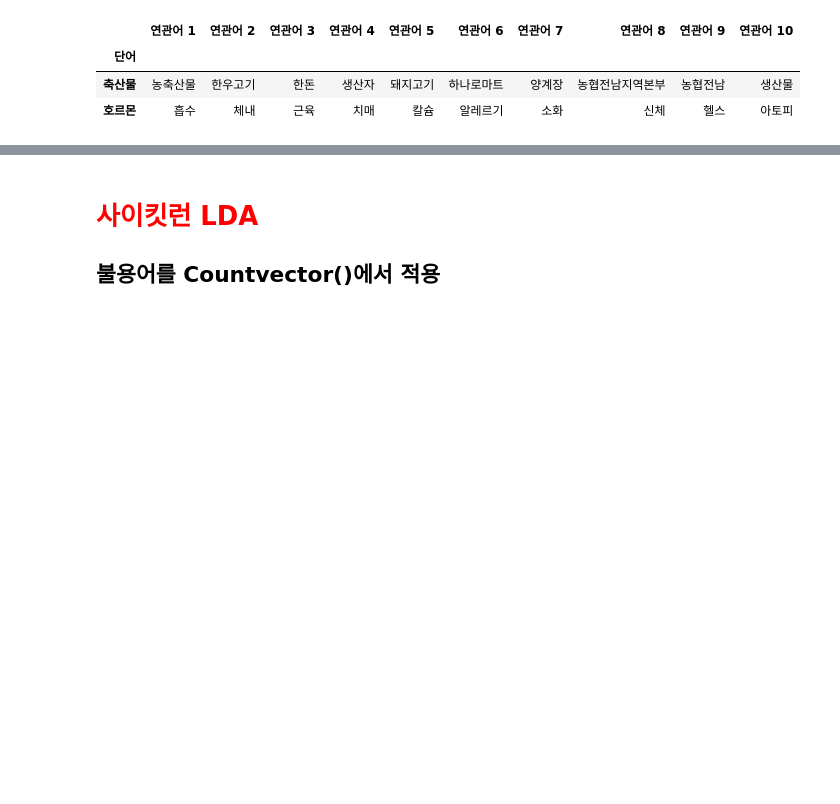
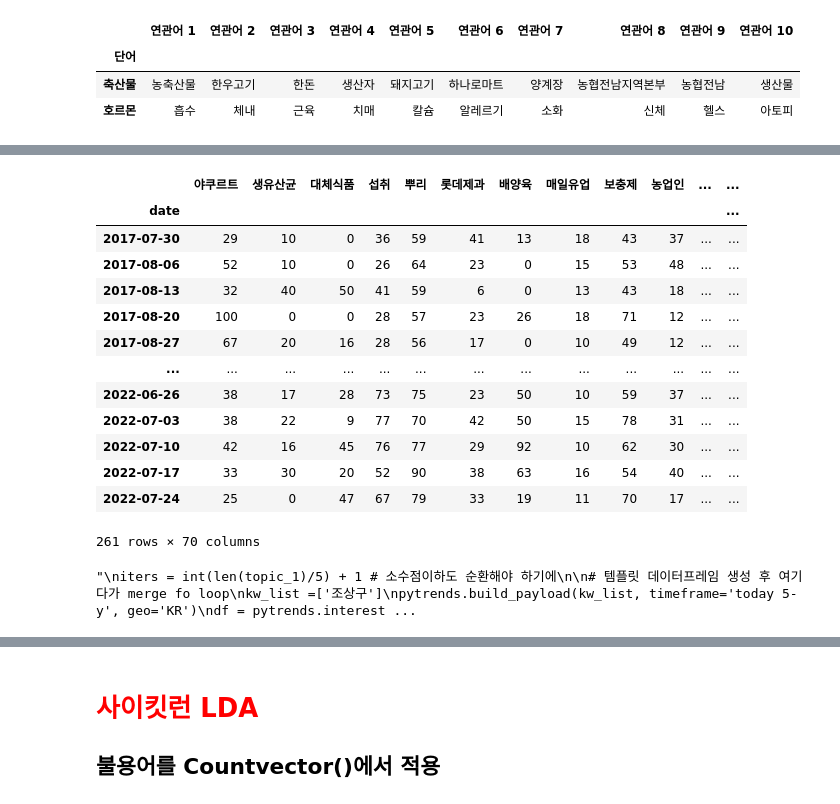
Before and after one commit to ancestor9/webscrap_LDA, a Jupyter notebook: 2022_10_LDA_gensim.ipynb, the cells around one changed output, grey strips where cells are left out. Cells and saved outputs as stored; diff of their text form; code cells hidden in the pictures; blank space fills up the shorter version.

```diff
--- a/2022_10_LDA_gensim.ipynb
+++ b/2022_10_LDA_gensim.ipynb
@@ -1300,0 +966,48 @@ df
+# %%
+kw_list =['조상구']
+pytrends.build_payload(kw_list, timeframe='today 5-y', geo='KR')
+df = pytrends.interest_over_time().drop('isPartial', axis=1)
+for i in range(0, len(topic_1)) :
+    kw_list = topic_1[i*1:(i+1)*1]
+    pytrends.build_payload(kw_list, timeframe='today 5-y', geo='KR')
+    af = pytrends.interest_over_time()
+
+    if af.empty:
+        pass
+    else :
+        df = df.merge(af.drop('isPartial', axis=1), left_index=True, right_index=True)
+del df['조상구']
+df
+# %% [output]
+|  | 야쿠르트 | 생유산균 | 대체식품 | 섭취 | 뿌리 | 롯데제과 | 배양육 | 매일유업 | 보충제 | 농업인 | ... | ... |
+| date |  |  |  |  |  |  |  |  |  |  |  | ... |
+| 2017-07-30 | 29 | 10 | 0 | 36 | 59 | 41 | 13 | 18 | 43 | 37 | ... | ... |
+| 2017-08-06 | 52 | 10 | 0 | 26 | 64 | 23 | 0 | 15 | 53 | 48 | ... | ... |
+| 2017-08-13 | 32 | 40 | 50 | 41 | 59 | 6 | 0 | 13 | 43 | 18 | ... | ... |
+| 2017-08-20 | 100 | 0 | 0 | 28 | 57 | 23 | 26 | 18 | 71 | 12 | ... | ... |
+| 2017-08-27 | 67 | 20 | 16 | 28 | 56 | 17 | 0 | 10 | 49 | 12 | ... | ... |
+| ... | ... | ... | ... | ... | ... | ... | ... | ... | ... | ... | ... | ... |
+| 2022-06-26 | 38 | 17 | 28 | 73 | 75 | 23 | 50 | 10 | 59 | 37 | ... | ... |
+| 2022-07-03 | 38 | 22 | 9 | 77 | 70 | 42 | 50 | 15 | 78 | 31 | ... | ... |
+| 2022-07-10 | 42 | 16 | 45 | 76 | 77 | 29 | 92 | 10 | 62 | 30 | ... | ... |
+| 2022-07-17 | 33 | 30 | 20 | 52 | 90 | 38 | 63 | 16 | 54 | 40 | ... | ... |
+| 2022-07-24 | 25 | 0 | 47 | 67 | 79 | 33 | 19 | 11 | 70 | 17 | ... | ... |
+261 rows × 70 columns
+# %%
+'''
+iters = int(len(topic_1)/5) + 1 # 소수점이하도 순환해야 하기에
+
+# 템플릿 데이터프레임 생성 후 여기다가 merge fo loop
+kw_list =['조상구']
+pytrends.build_payload(kw_list, timeframe='today 5-y', geo='KR')
+df = pytrends.interest_over_time().drop('isPartial', axis=1)
+
+for i in range(0, iters) :
+    kw_list = topic_1[i*5:(i+1)*5]
+    pytrends.build_payload(kw_list, timeframe='today 5-y', geo='KR')
+    af = pytrends.interest_over_time()
+    df = df.merge(af.drop('isPartial', axis=1), left_index=True, right_index=True)
+df
+'''
+# %% [output]
+"\niters = int(len(topic_1)/5) + 1 # 소수점이하도 순환해야 하기에\n\n# 템플릿 데이터프레임 생성 후 여기다가 merge fo loop\nkw_list =['조상구']\npytrends.build_payload(kw_list, timeframe='today 5-y', geo='KR')\ndf = pytrends.interest ...
```
Also changed, not shown: parts of 74 cells of this notebook.
